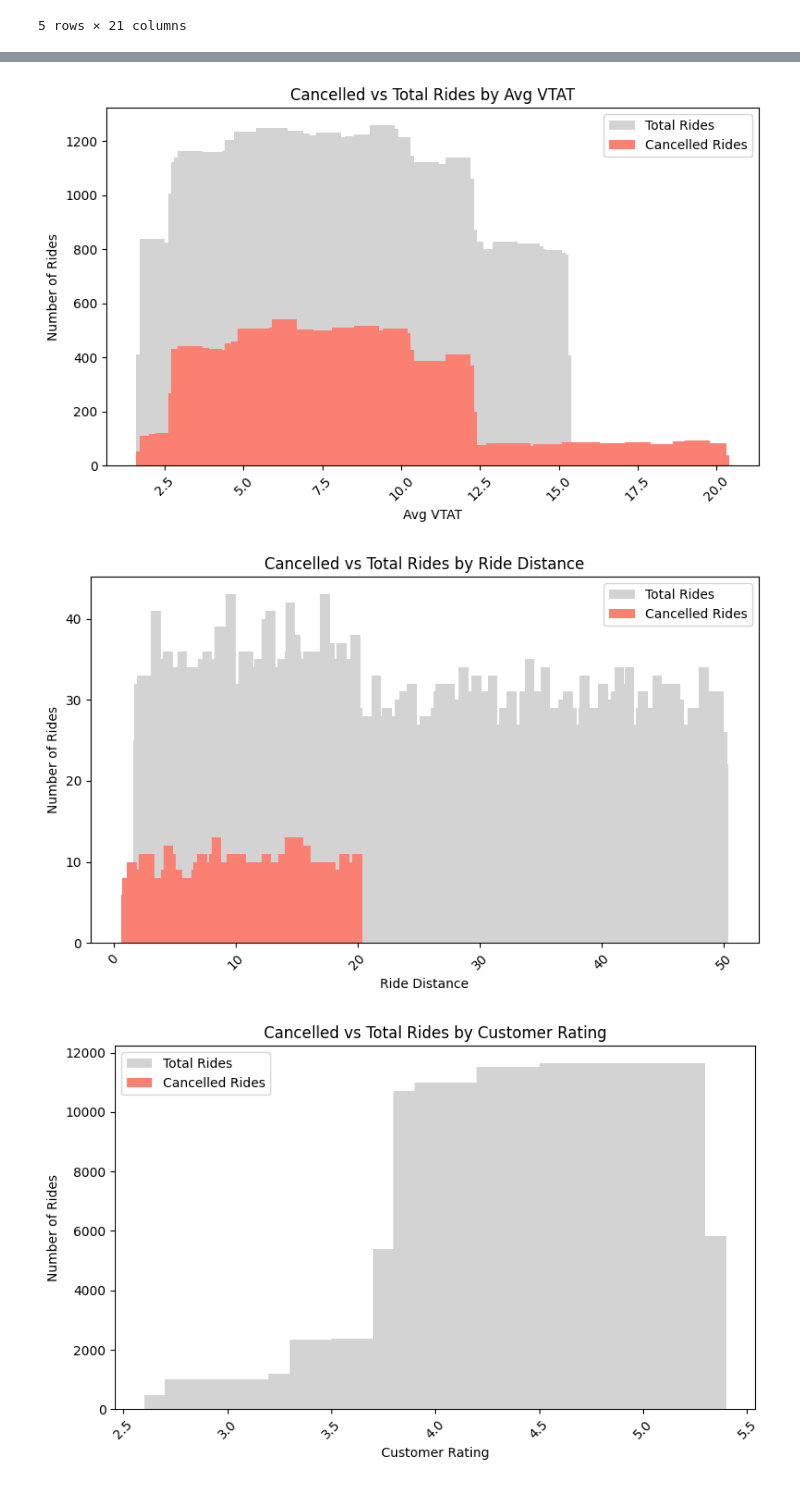
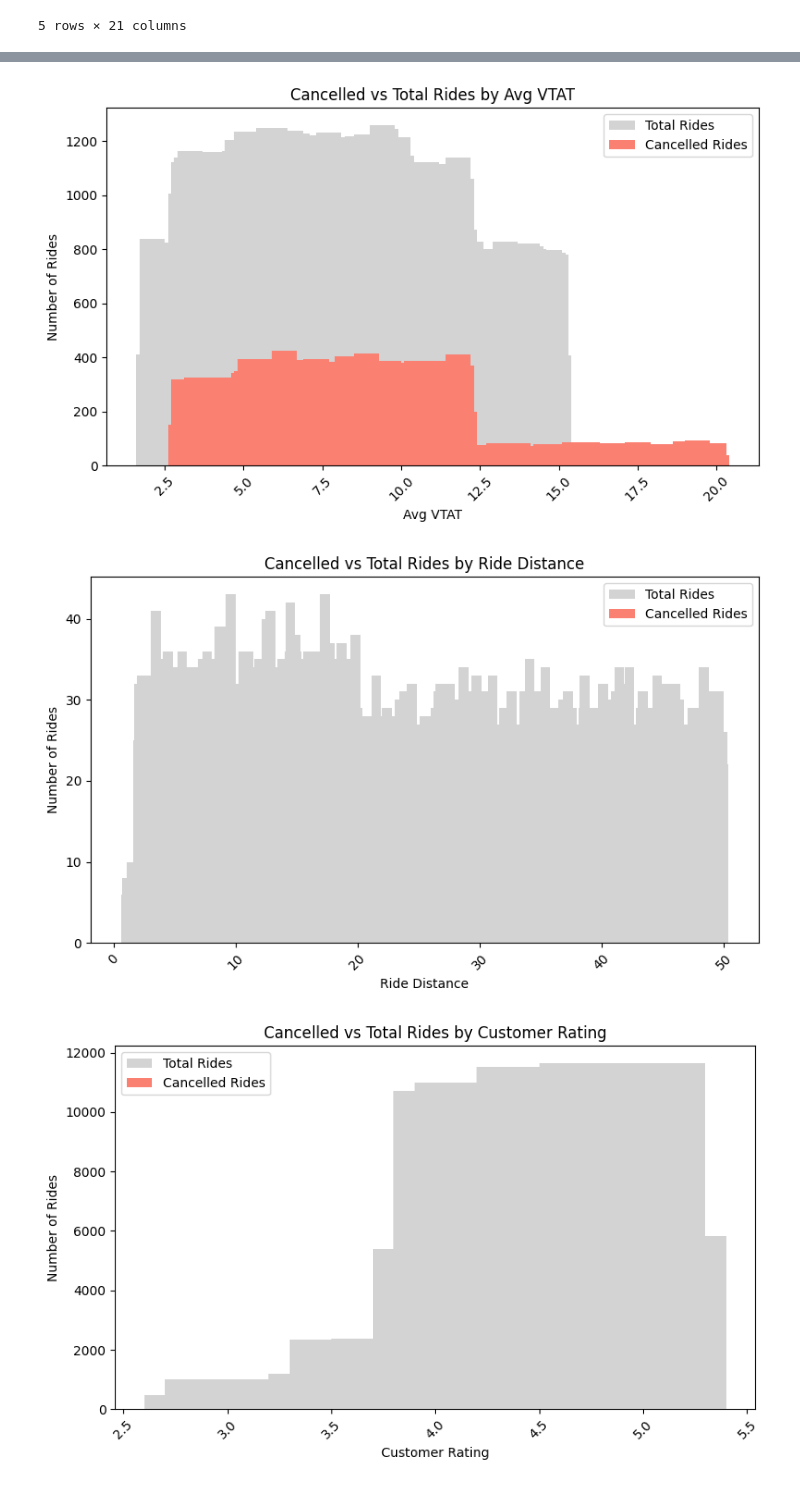
Before and after one commit to joonjester/CancelCast, a Jupyter notebook: backend/cancallation_correlation.ipynb, the cells around one changed output, grey strips where cells are left out. Cells and saved outputs as stored; diff of their text form; code cells hidden in the pictures.

Commit message:
fix: only driver and customer cancallation

```diff
--- a/backend/cancallation_correlation.ipynb
+++ b/backend/cancallation_correlation.ipynb
@@ -112,7 +121,10 @@ total_counts = (
 )
 
 cancellation_counts = (
-    df[df['Booking Status'] != 'Completed']
+    df[
+    (df['Booking Status'] == 'Cancelled by Customer') |
+    (df['Booking Status'] == 'Cancelled by Driver')
+]
     .groupby('Avg VTAT')
     .size()
     .reset_index(name='Cancelled Rides')
@@ -133,37 +145,40 @@ plt.legend()
 plt.tight_layout()
 plt.show()
 # %% [output]
-[figure, old version]
+[figure, new version]
 # %%
 total_counts = (
     df.groupby('Ride Distance')
     .size()
     .reset_index(name='Total Rides')
 )
 
 cancellation_counts = (
-    df[df['Booking Status'] != 'Completed']
+    df[
+    (df['Booking Status'] == 'Cancelled by Customer') |
+    (df['Booking Status'] == 'Cancelled by Driver')
+]
     .groupby('Ride Distance')
     .size()
     .reset_index(name='Cancelled Rides')
 )
 
 summary = pd.merge(total_counts, cancellation_counts, on='Ride Distance', how='left').fillna(0)
 summary['Cancelled Rides'] = summary['Cancelled Rides'].astype(int)
 
 plt.figure(figsize=(8,5))
 plt.bar(summary['Ride Distance'], summary['Total Rides'], label='Total Rides', color='lightgray')
 plt.bar(summary['Ride Distance'], summary['Cancelled Rides'], label='Cancelled Rides', color='salmon')
 
 plt.title('Cancelled vs Total Rides by Ride Distance')
 plt.ylabel('Number of Rides')
 plt.xlabel('Ride Distance')
 plt.xticks(rotation=45)
 plt.legend()
 plt.tight_layout()
 plt.show()
 # %% [output]
-[figure, old version]
+[figure, new version]
 # %%
 total_counts = (
     df.groupby('Customer Rating')
```
Also changed, not shown: parts of 11 cells of this notebook.
